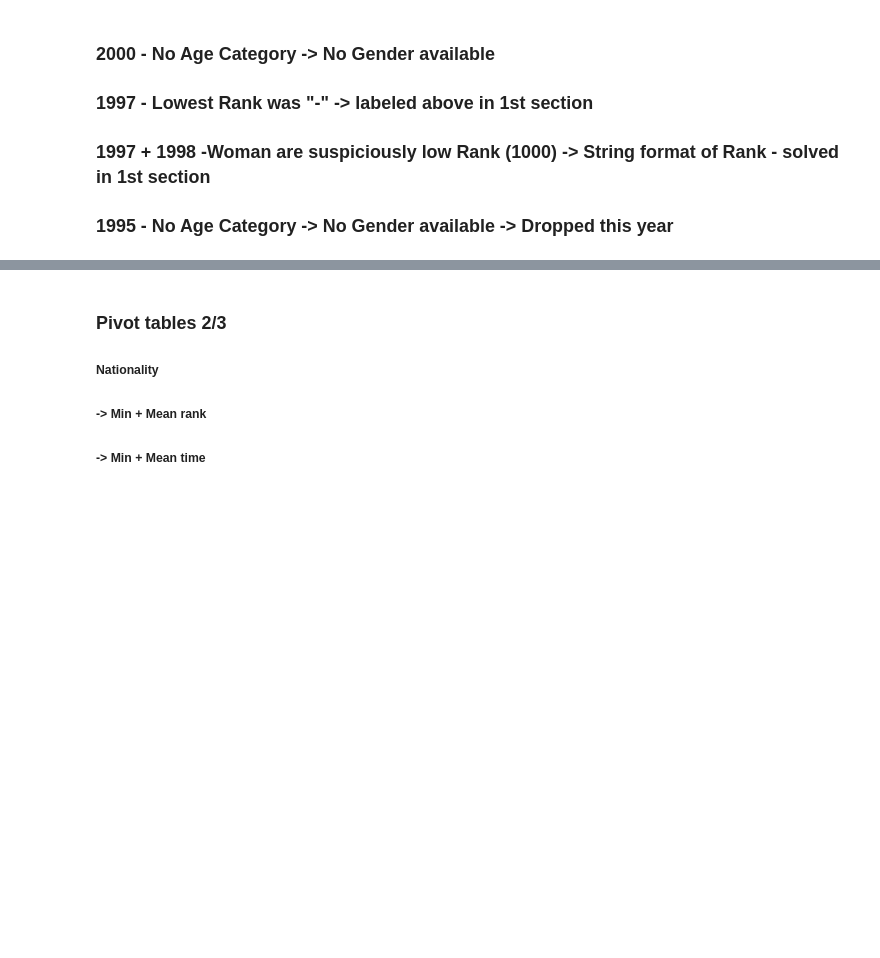
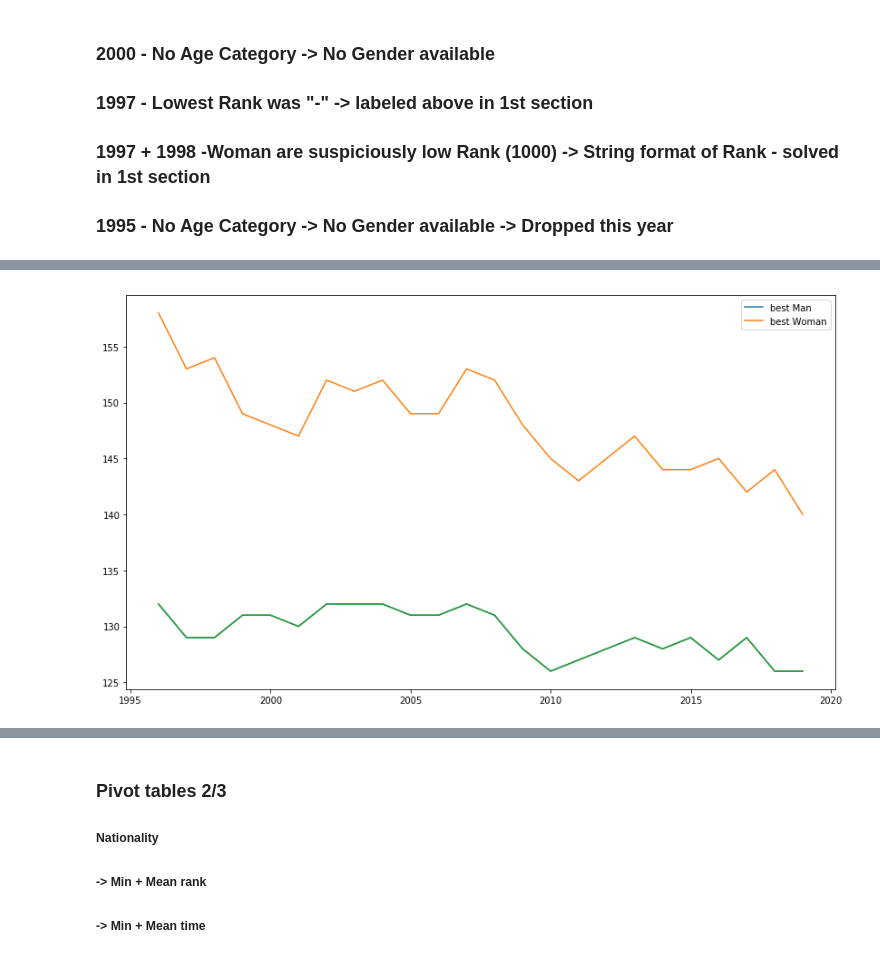
Before and after one commit to mrkoubek/Marathon-results-analysis, a Jupyter notebook: Data Analysis/Marathon_results_analysis.ipynb, the cells around one changed output, grey strips where cells are left out. Cells and saved outputs as stored; diff of their text form; code cells hidden in the pictures; blank space fills up the shorter version.

```diff
--- a/Data Analysis/Marathon_results_analysis.ipynb
+++ b/Data Analysis/Marathon_results_analysis.ipynb
@@ -477,10 +549,10 @@ for i in years:
 # %%
-# Average times evolution
+# Top times evolution
 
-plt.plot(years, mean_m)
-plt.plot(years, mean_w)
-plt.legend(['mean Man','mean Woman'], loc='upper left')
+plt.plot(years, best_m)
+plt.plot(years, best_w)
+
+plt.legend(['best Man','best Woman'], loc='upper right')
 plt.show()
-
-### Zásadní otázka, proč mám díru 2000 a naopak nemám díru 2012 ?
-# Dá se to vyřešit opětovným reindexováním?
+# %% [output]
+[figure, added]
```
Also changed, not shown: parts of 29 cells of this notebook.
